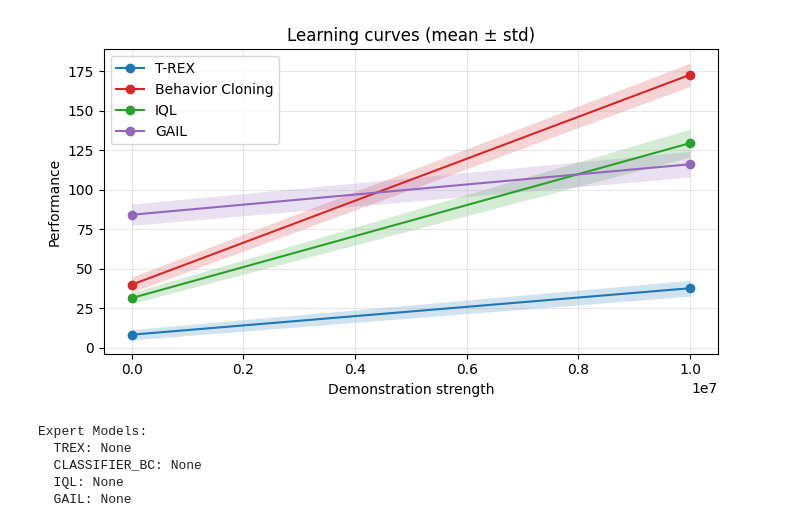
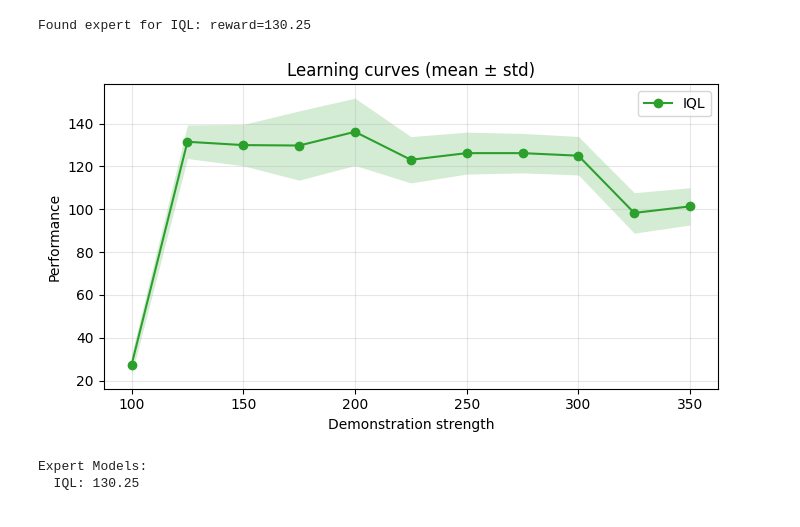
Before and after one commit to moritz-zoellner/imitation, a Jupyter notebook: src/cs592_proj/final_plots.ipynb, the cells around one changed output. Drawn from its saved outputs; the diff is of its cells as text; code cells hidden in the pictures.

```diff
--- a/src/cs592_proj/final_plots.ipynb
+++ b/src/cs592_proj/final_plots.ipynb
@@ -4,14 +4,15 @@ import re
 import matplotlib.pyplot as plt
 import numpy as np
 
-INDEX_PATH = "../../comparison_outputs/index.json"
+INDEX_PATH = "../../comparison_outputs/index_IQL3.json"
 
 # Load index
 with open(INDEX_PATH, "r") as f:
     index = json.load(f)
 
 # Known algos we want to plot (add more as needed)
-ALGOS = ["TREX", "CLASSIFIER_BC", "IQL", "GAIL"]
+# ALGOS = ["TREX", "CLASSIFIER_BC", "IQL", "GAIL"]
+ALGOS = ["IQL"]
 
 # Storage
 storages = {algo: {"strength": [], "mean": [], "std": []} for algo in ALGOS}
@@ -73,36 +74,34 @@ labels = {
     "GAIL": "GAIL",
 }
 
 for algo, data in storages.items():
     if data["strength"].size == 0:
         continue
     c = colors.get(algo, None)
     plt.plot(data["strength"], data["mean"], marker="o", label=labels.get(algo, algo), color=c)
     plt.fill_between(
         data["strength"],
         data["mean"] - data["std"],
         data["mean"] + data["std"],
         color=c,
         alpha=0.2,
         linewidth=0,
     )
 
 plt.xlabel("Demonstration strength")
 plt.ylabel("Performance")
 plt.title("Learning curves (mean ± std)")
 plt.grid(True, alpha=0.3)
 plt.legend()
 plt.tight_layout()
 plt.show()
 
 # Print expert scores at the end
 print("Expert Models:")
 for algo, score in expert_scores.items():
     print(f"  {algo}: {score}")
 # %% [output]
+Found expert for IQL: reward=130.25
-[figure, old version]
+[figure, new version]
-Expert Models:
-  TREX: None
-  CLASSIFIER_BC: None
-  IQL: None
-  GAIL: None
+Expert Models:
+  IQL: 130.25
```
Also changed, not shown: 9 other files.
